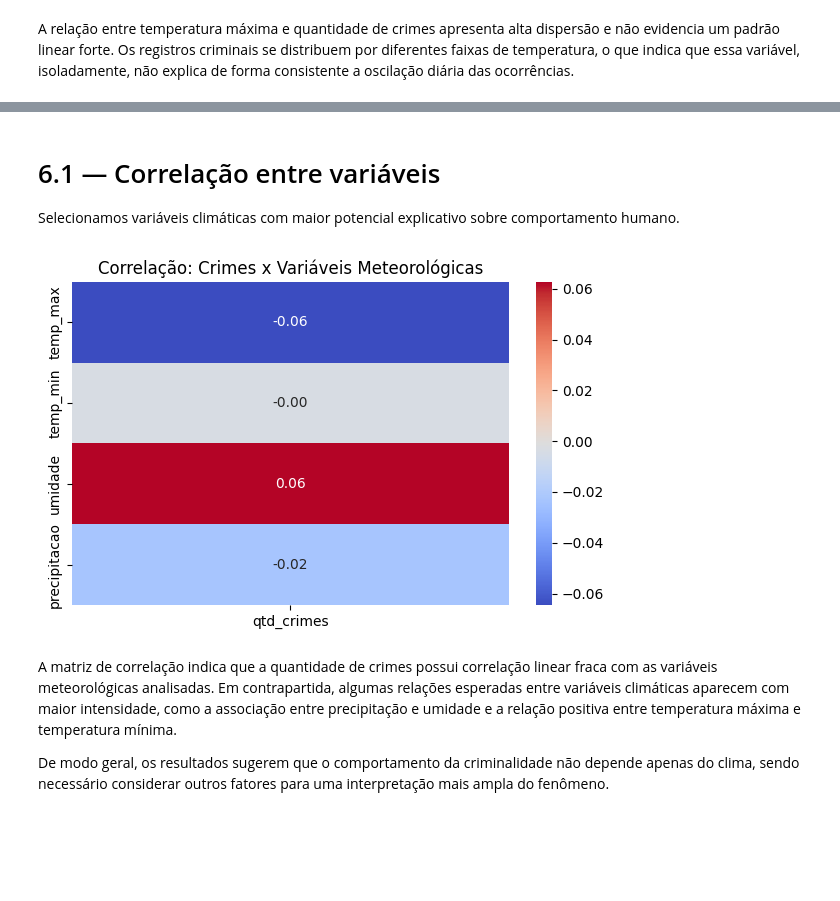
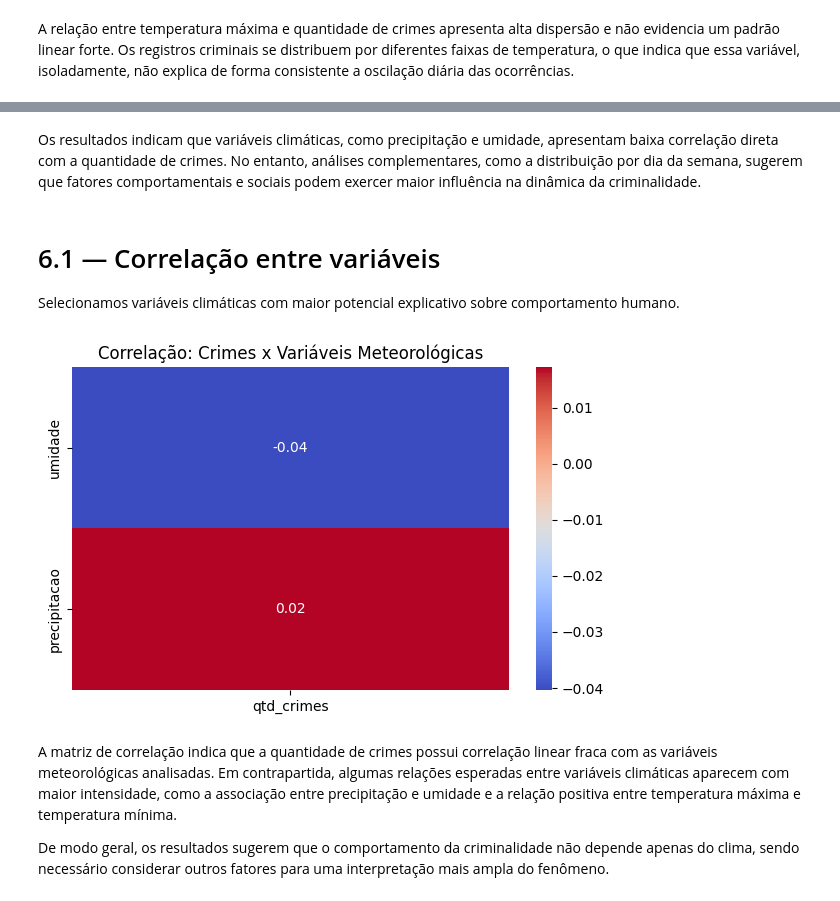
Before and after one commit to Alek-2321/Trabalho_Machine_Learning_F.Posser, a Jupyter notebook: machine_learning_trabalho_F_Posser.ipynb, the cells around one changed output, grey strips where cells are left out. Cells and saved outputs as stored; diff of their text form; code cells hidden in the pictures; blank space fills up the shorter version.

Commit message:
Trabalho - Dados Metereológicos X Crimes

```diff
--- a/machine_learning_trabalho_F_Posser.ipynb
+++ b/machine_learning_trabalho_F_Posser.ipynb
@@ -356,20 +442,23 @@ Depois do merge, a base integrada passa por verificações finais de consistênc
 Essa etapa gera a base analítica final utilizada nas análises exploratórias.
 # %%
 # Faz as verificações finais da base integrada, removendo duplicidades, colunas totalmente vazias e linhas com ausência em variáveis essenciais.
-# Remover duplicatas
-df_final = df_final.drop_duplicates()
+# Remove registros duplicados da base integrada.
+df_final = df_final.drop_duplicates(subset=["data", "qtd_crimes", "precipitacao", "umidade"])
 
-# Remover colunas completamente vazias, se houver
+# Remove colunas completamente vazias, se houver.
 df_final = df_final.dropna(axis=1, how="all")
 
-# Verificar valores ausentes
+# Verifica a quantidade de valores ausentes em cada coluna.
 print("Valores ausentes por coluna:")
 print(df_final.isna().sum())
 
-# Remocao de linhas com ausências em colunas essenciais
-colunas_essenciais = ["data", "qtd_crimes", "precipitacao", "temp_max", "temp_min", "umidade", "vento"]
+# Define as colunas essenciais que precisam estar preenchidas para a base final permanecer consistente.
+colunas_essenciais = ["data", "qtd_crimes", "precipitacao", "umidade"]
+
+# Remove linhas com ausências nas variáveis consideradas essenciais para a análise.
 df_final = df_final.dropna(subset=colunas_essenciais)
 
+# Exibe a dimensão final da base integrada após os ajustes.
 print("\nDimensão final após limpeza:", df_final.shape)
 display(df_final.head())
 # %% [output]
@@ -521,32 +650,37 @@ A relação entre temperatura máxima e quantidade de crimes apresenta alta disp
+# %% [markdown]
+Os resultados indicam que variáveis climáticas, como precipitação e umidade, apresentam baixa correlação direta com a quantidade de crimes. No entanto, análises complementares, como a distribuição por dia da semana, sugerem que fatores comportamentais e sociais podem exercer maior influência na dinâmica da criminalidade.
 # %% [markdown]
 # 6.1  — Correlação entre variáveis
 
 Selecionamos variáveis climáticas com maior potencial explicativo sobre comportamento humano.
 # %%
-import matplotlib.pyplot as plt
-import seaborn as sns
-
+# Seleciona apenas as variáveis relevantes para o cálculo das correlações com a quantidade de crimes.
 colunas_relevantes = [
     "qtd_crimes",
-    "temp_max",
-    "temp_min",
     "umidade",
     "precipitacao"
 ]
 
-df_corr = df_final[colunas_relevantes].copy()
+# Cria um recorte da base final contendo somente as variáveis escolhidas.
+df_corr = df_final[colunas_relevantes]
 
+# Calcula a matriz de correlação entre as variáveis selecionadas.
 correlacoes = df_corr.corr()
 
-# Pega só a correlação com qtd_crimes
+# Mantém somente a coluna de correlação com a variável quantidade de crimes.
 cor_crimes = correlacoes[["qtd_crimes"]].drop("qtd_crimes")
 
+# Cria a figura do mapa de calor das correlações.
 plt.figure(figsize=(6, 4))
+
+# Exibe o heatmap apenas das correlações entre crimes e variáveis meteorológicas.
 sns.heatmap(cor_crimes, annot=True, cmap="coolwarm", fmt=".2f")
+
+# Define o título e ajusta o layout final do gráfico.
 plt.title("Correlação: Crimes x Variáveis Meteorológicas")
 plt.tight_layout()
 # %% [output]
-[figure, old version]
+[figure, new version]
 # %% [markdown]
 A matriz de correlação indica que a quantidade de crimes possui correlação linear fraca com as variáveis meteorológicas analisadas. Em contrapartida, algumas relações esperadas entre variáveis climáticas aparecem com maior intensidade, como a associação entre precipitação e umidade e a relação positiva entre temperatura máxima e temperatura mínima.
 
```
Also changed, not shown: parts of 21 cells of this notebook.
